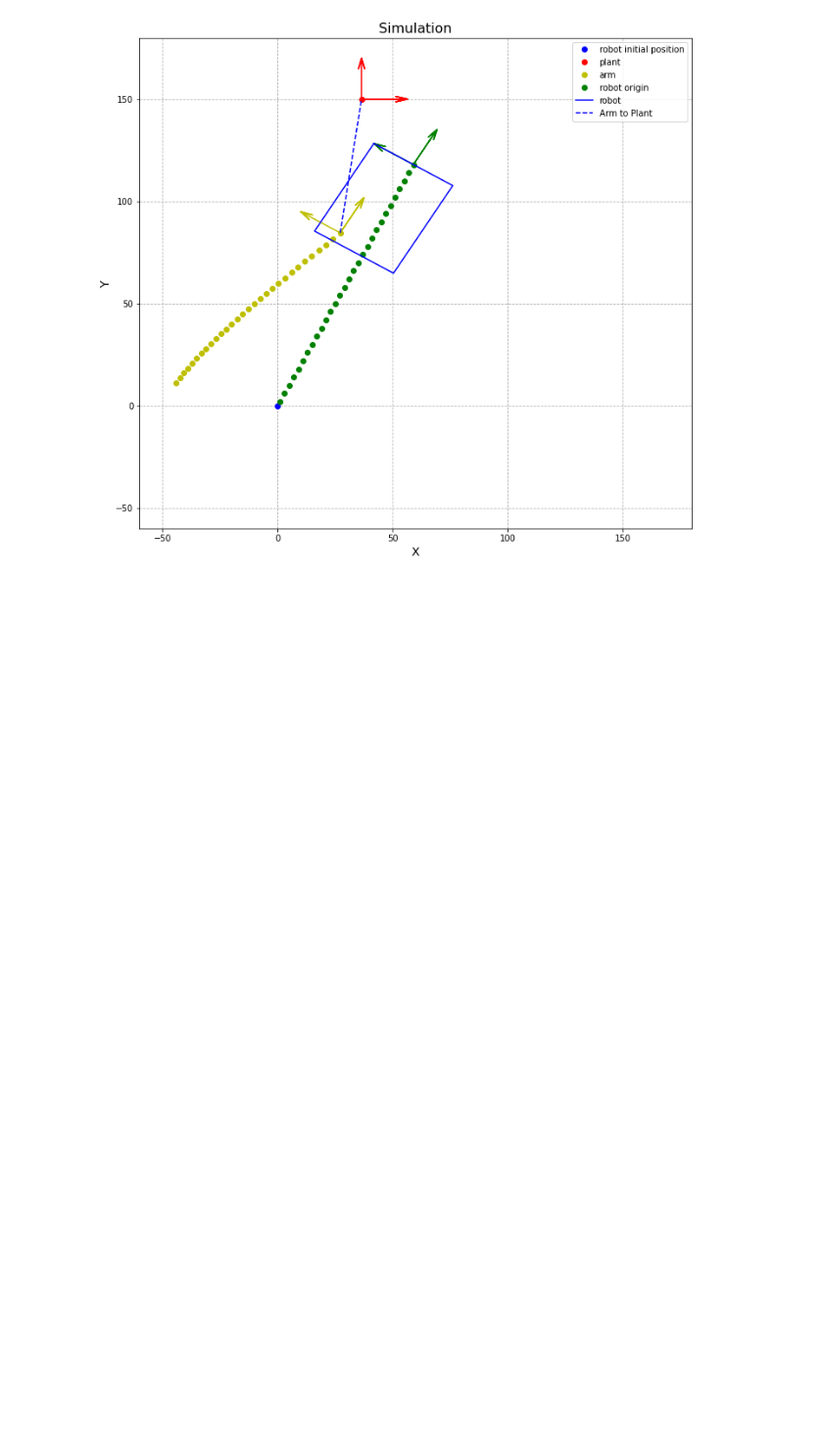
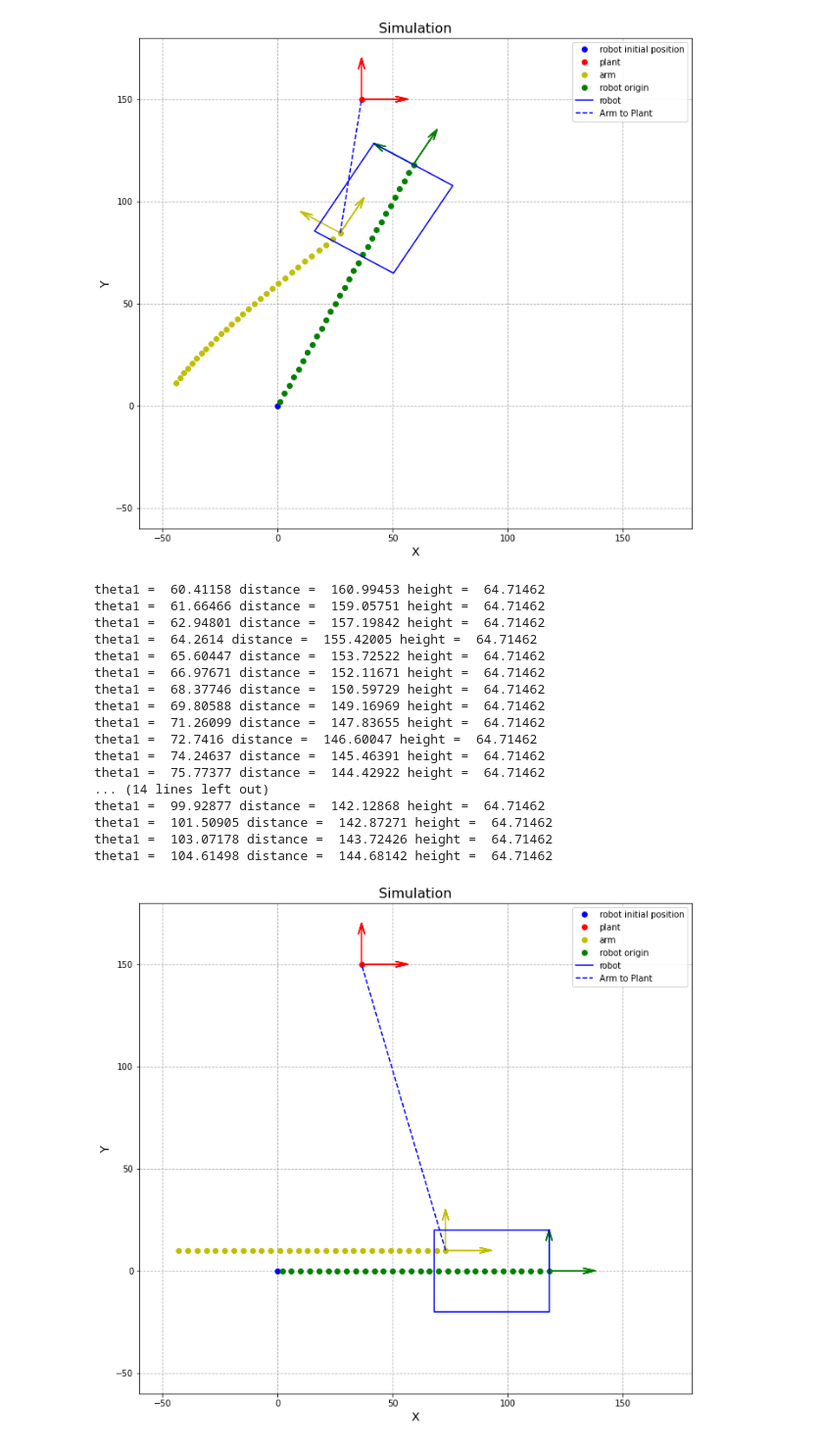
Before and after one commit to entc-17-fyp-19/Low-Level-Robot-Controlling, a Jupyter notebook: 2. Python/Tree Localizing Left Nozzle Simulation.ipynb, the cells around one changed output. Shown: that part at 98% size. Saved outputs shown, nothing was run; the diff lists cells and outputs as text; code cells hidden in the pictures; blank space fills up the shorter version.

Commit message:
Added RTK points reorientation.ipynb

```diff
--- a/2. Python/Tree Localizing Left Nozzle Simulation.ipynb
+++ b/2. Python/Tree Localizing Left Nozzle Simulation.ipynb
@@ -312,6 +312,81 @@ theta1 =  22.70914 distance =  72.79456 height =  64.71462
 theta1 =  22.71785 distance =  69.40844 height =  64.71462
 theta1 =  22.95917 distance =  66.07172 height =  64.71462
 [figure]
+# %%
+robot_x = []
+robot_y = []
+arm_x = []
+arm_y = []
+
+fig = plt.figure()
+ax=fig.add_axes([0,0,1.5,2])
+
+for i in range(1,61,2):
+    gama_deg = 0
+    gama = gama_deg*pi/180
+    H_o_r = np.array([[np.cos(gama), -np.sin(gama), 0, 2*i],
+                     [np.sin(gama), np.cos(gama), 0, 0],
+                     [0, 0, 1, 0],
+                     [0, 0, 0, 1]])
+
+    theta1, distance, height = localize(H_o_r)
+    print("theta1 = ",round(theta1,5), "distance = ",round(distance,5), "height = ",round(height,5))
+
+    robot_y.append(H_o_r[1][3])
+    robot_x.append(H_o_r[0][3])
+    H_o_a0 = np.matmul(H_o_r, H_r_a0)
+    arm_y.append(H_o_a0[1][3])
+    arm_x.append(H_o_a0[0][3])
+
+robot_x = np.array(robot_x)
+robot_y = np.array(robot_y)
+arm_x = np.array(arm_x)
+arm_y = np.array(arm_y)
+
+points_x, points_y = robot_outline(H_o_r)
+
+plt.plot(0,0,'ob',label="robot initial position")
+plt.plot(H_o_p[0][3],H_o_p[1][3],'or',label="plant")
+draw_axis(H_o_p,'-r')
+
+plt.plot(arm_x,arm_y,'oy',label="arm")
+draw_axis(H_o_a0,'-y')
+
+plt.plot(robot_x,robot_y,'og',label="robot origin")
+#plt.plot(H_o_r[0][3],H_o_r[1][3],'og',label="robot origin")
+draw_axis(H_o_r,'-g')
+
+plt.plot(points_x,points_y,'-b',label="robot")
+
+plt.plot(np.array([H_o_a0[0][3],H_o_p[0][3]]),np.array([H_o_a0[1][3],H_o_p[1][3]]),'--b',label="Arm to Plant")
+
+plt.xlim((-60,180))
+plt.ylim((-60,180))
+plt.title("Simulation",fontsize=16)
+plt.xlabel(" X ",fontsize=14)
+plt.ylabel(" Y ",fontsize=14)
+plt.grid(True,which="both", linestyle='--')
+plt.legend()
+plt.show()
+# %% [output]
+theta1 =  60.41158 distance =  160.99453 height =  64.71462
+theta1 =  61.66466 distance =  159.05751 height =  64.71462
+theta1 =  62.94801 distance =  157.19842 height =  64.71462
+theta1 =  64.2614 distance =  155.42005 height =  64.71462
+theta1 =  65.60447 distance =  153.72522 height =  64.71462
+theta1 =  66.97671 distance =  152.11671 height =  64.71462
+theta1 =  68.37746 distance =  150.59729 height =  64.71462
+theta1 =  69.80588 distance =  149.16969 height =  64.71462
+theta1 =  71.26099 distance =  147.83655 height =  64.71462
+theta1 =  72.7416 distance =  146.60047 height =  64.71462
+theta1 =  74.24637 distance =  145.46391 height =  64.71462
+theta1 =  75.77377 distance =  144.42922 height =  64.71462
+... (14 lines left out)
+theta1 =  99.92877 distance =  142.12868 height =  64.71462
+theta1 =  101.50905 distance =  142.87271 height =  64.71462
+theta1 =  103.07178 distance =  143.72426 height =  64.71462
+theta1 =  104.61498 distance =  144.68142 height =  64.71462
+[figure, added]
 # %%
 H_r_a0 = np.array([[1, 0, 0, a1],
                   [0, 1, 0, -b1],
```
Also changed, not shown: 5 other files.
